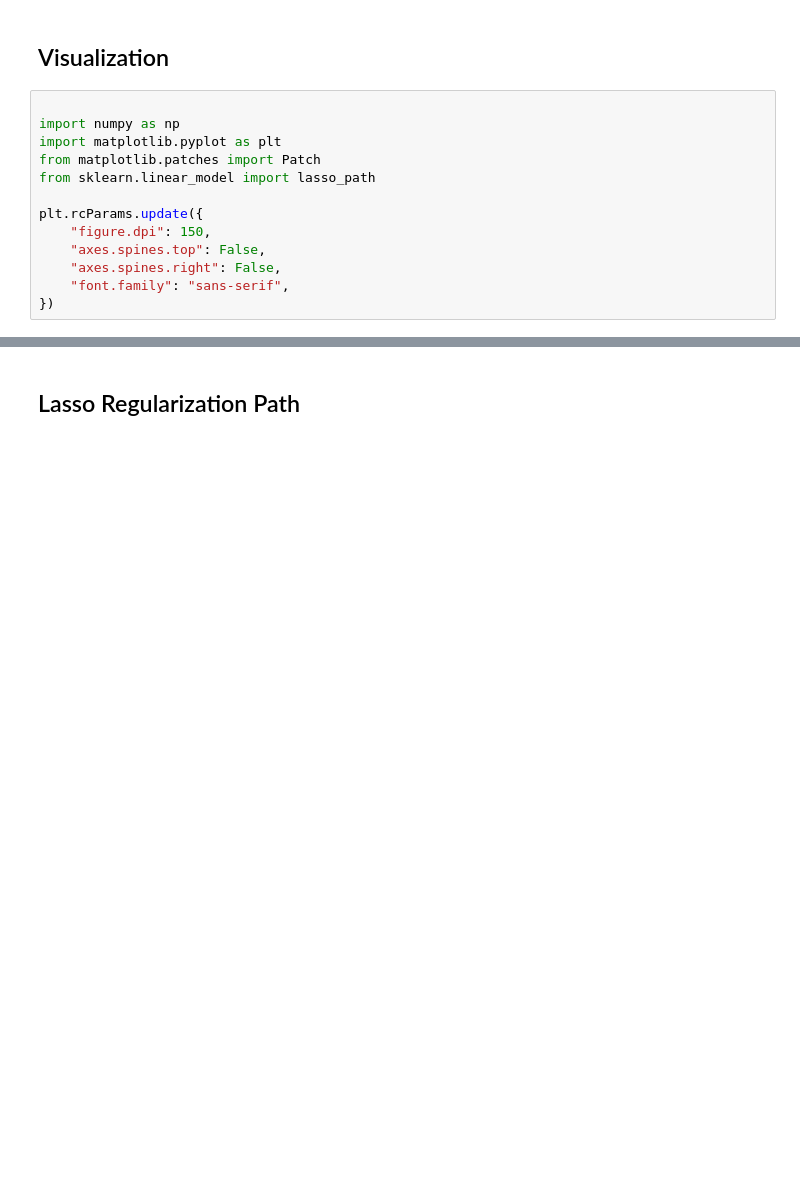
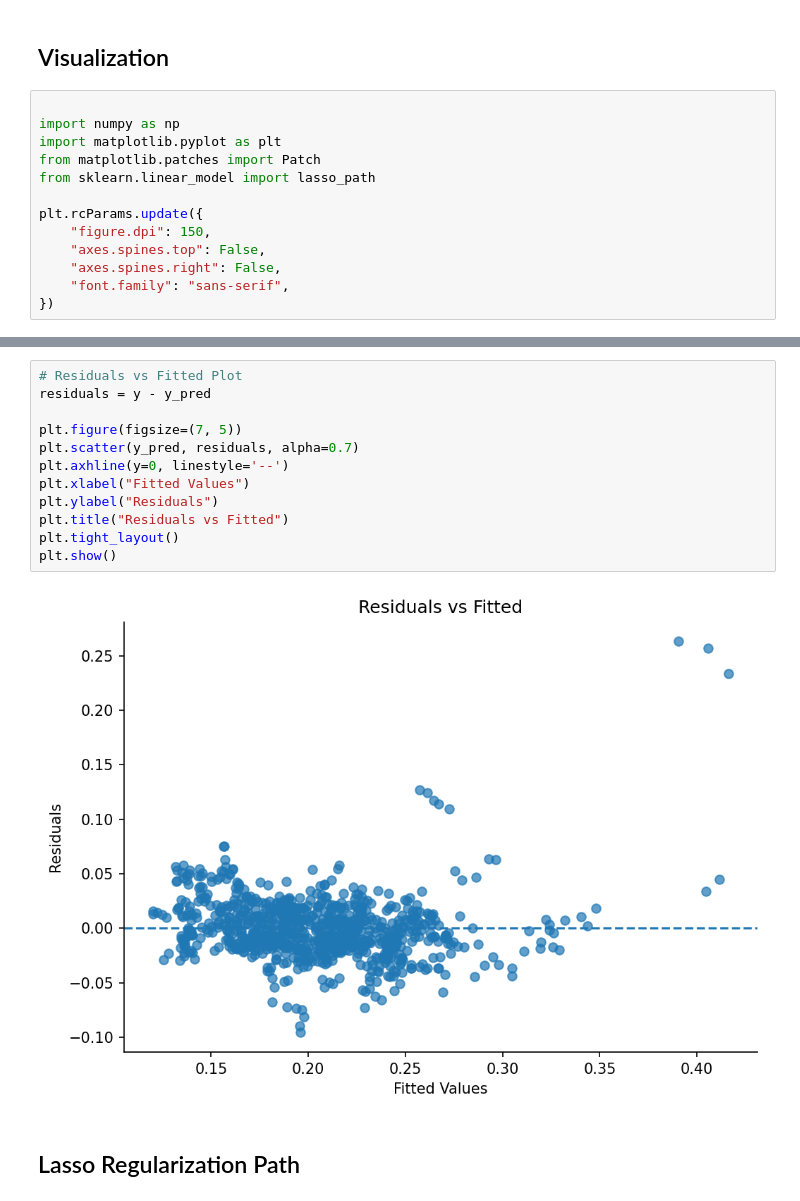
Before and after one commit to dt7860920/5300-Project, a Jupyter notebook: notebooks/regression_lasso_notebook_with_visualization.ipynb, the cells around one changed output, grey strips where cells are left out. Cells and saved outputs as stored; diff of their text form; blank space fills up the shorter version.

```diff
--- a/notebooks/regression_lasso_notebook_with_visualization.ipynb
+++ b/notebooks/regression_lasso_notebook_with_visualization.ipynb
@@ -118,3 +180,17 @@ plt.rcParams.update({
+# %%
+# Residuals vs Fitted Plot
+residuals = y - y_pred
+
+plt.figure(figsize=(7, 5))
+plt.scatter(y_pred, residuals, alpha=0.7)
+plt.axhline(y=0, linestyle='--')
+plt.xlabel("Fitted Values")
+plt.ylabel("Residuals")
+plt.title("Residuals vs Fitted")
+plt.tight_layout()
+plt.show()
+# %% [output]
+[figure, added]
 # %% [markdown]
 ## Lasso Regularization Path
 # %%
```
Also changed, not shown: parts of 8 cells of this notebook.
